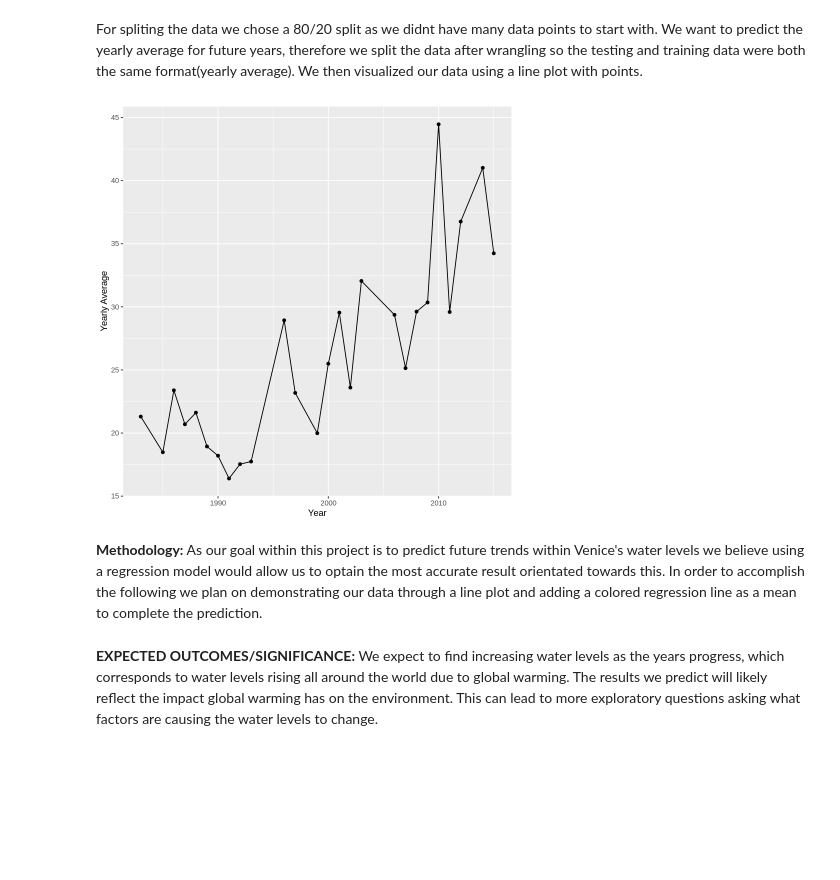
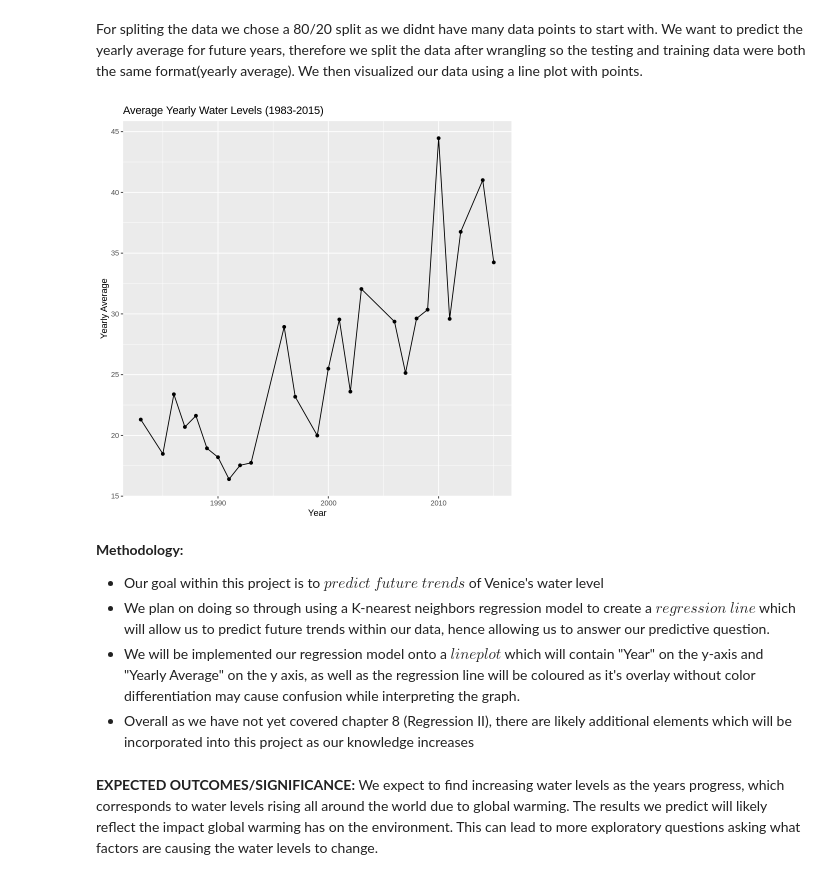
Before and after one commit to Applemyp/dsci100-group36-project, a Jupyter notebook: Project.ipynb, the cells around one changed output. Cells and saved outputs as stored; diff of their text form; code cells hidden in the pictures; blank space fills up the shorter version.

Commit message:
methodology finished

```diff
--- a/Project.ipynb
+++ b/Project.ipynb
@@ -126,14 +153,18 @@ For spliting the data we chose a 80/20 split as we didnt have many data points t
 # %%
 graph_data <- training_data |>
 ggplot(aes( x = Year, y = mean_yearly))+
 geom_point()+
 geom_line() +
-labs( x = "Year", y = "Yearly Average")
+labs( x = "Year", y = "Yearly Average", title = "Average Yearly Water Levels (1983-2015)")
 
 graph_data
 # %% [output]
-[figure, old version]
+[figure, new version]
 # %% [markdown]
-**Methodology:** As our goal within this project is to predict future trends within Venice's water levels we believe using a regression model would allow us to optain the most accurate result orientated towards this. In order to accomplish the following we plan on demonstrating our data through a line plot and adding a colored regression line as a mean to complete the prediction.
+**Methodology:**
+* Our goal within this project is to $predict$ $future$ $trends$ of Venice's water level
+* We plan on doing so through using a K-nearest neighbors regression model to create a $regression$ $line$ which will allow us to predict future trends within our data, hence allowing us to answer our predictive question.
+* We will be implemented our regression model onto a $line plot$ which will contain "Year" on the y-axis and "Yearly Average" on the y axis, as well as the regression line will be coloured as it's overlay without color differentiation may cause confusion while interpreting the graph.
+* Overall as we have not yet covered chapter 8 (Regression II), there are likely additional elements which will be incorporated into this project as our knowledge increases
 # %% [markdown]
 **EXPECTED OUTCOMES/SIGNIFICANCE:** We expect to find increasing water levels as the years progress, which corresponds to water levels rising all around the world due to global warming. The results we predict will likely reflect the impact global warming has on the environment. This can lead to more exploratory questions asking what factors are causing the water levels to change.
```
Also changed, not shown: parts of 3 cells of this notebook.
